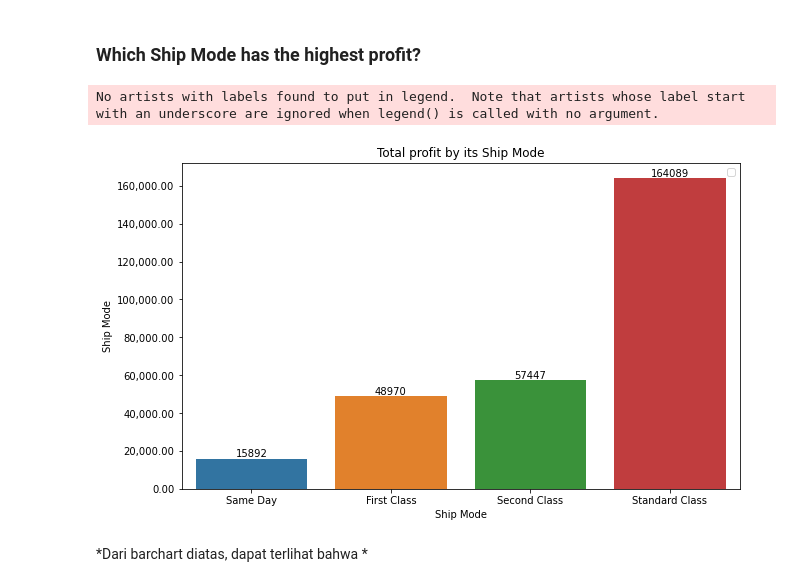
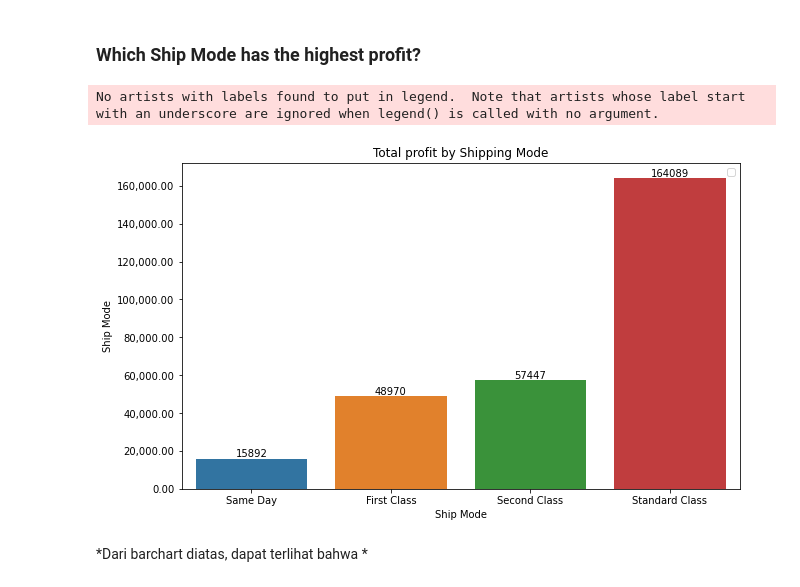
Before and after one commit to fahrizanrasyad/superstore-analysis, a Jupyter notebook: superstore_fahrizan-rasyad.ipynb, the cells around one changed output. Saved outputs shown, nothing was run; the diff lists cells and outputs as text; code cells hidden in the pictures.

```diff
--- a/superstore_fahrizan-rasyad.ipynb
+++ b/superstore_fahrizan-rasyad.ipynb
@@ -247,6 +242,10 @@ drop postal code
 df = df.drop(columns=['Row ID', 'Segment', 'Country', 'Postal Code'])
 # %% [markdown]
 *some columns are dropped because they are not needed for the analysis*
+# %%
+df['Percent Profit Margin'] = ((df['Profit'] / df['Sales'])*100)
+# %%
+df['Profit per Unit'] =  (df['Profit'] / df['Quantity'])
 # %% [markdown]
 --------
 # %%
@@ -335,25 +345,25 @@ No artists with labels found to put in legend.  Note that artists whose label st
 # %%
 # Grouping profit by according its mode of shipping
 profit_per_ship_mode = df.groupby('Ship Mode')['Profit'].sum().reset_index().sort_values(by='Profit', ascending=True)
 
 # Creating a figure
 fig, ax = plt.subplots(figsize=(10, 6))
 
 # Creating barplot using seaborn
 sns.barplot(data=profit_per_ship_mode, x='Ship Mode', y='Profit', orient='v')
 
 # menambahkan data value
 ax.bar_label(ax.containers[0], fmt='%.0f', label_type='edge', fontsize=10)
 
 # Adding legend to plot
 ax.set_ylabel('Ship Mode')
 ylabels = ['{:,.2f}'.format(y) for y in ax.get_yticks()/1]
 ax.set_yticklabels(labels = ylabels)
-ax.set_title('Total profit by its Ship Mode')
+ax.set_title('Total profit by Shipping Mode')
 ax.legend()
 plt.show()
 # %% [output]
 No artists with labels found to put in legend.  Note that artists whose label start with an underscore are ignored when legend() is called with no argument.
-[figure, old version]
+[figure, new version]
 # %% [markdown]
 *Dari barchart diatas, dapat terlihat bahwa *
```
Also changed, not shown: parts of 11 cells of this notebook.
